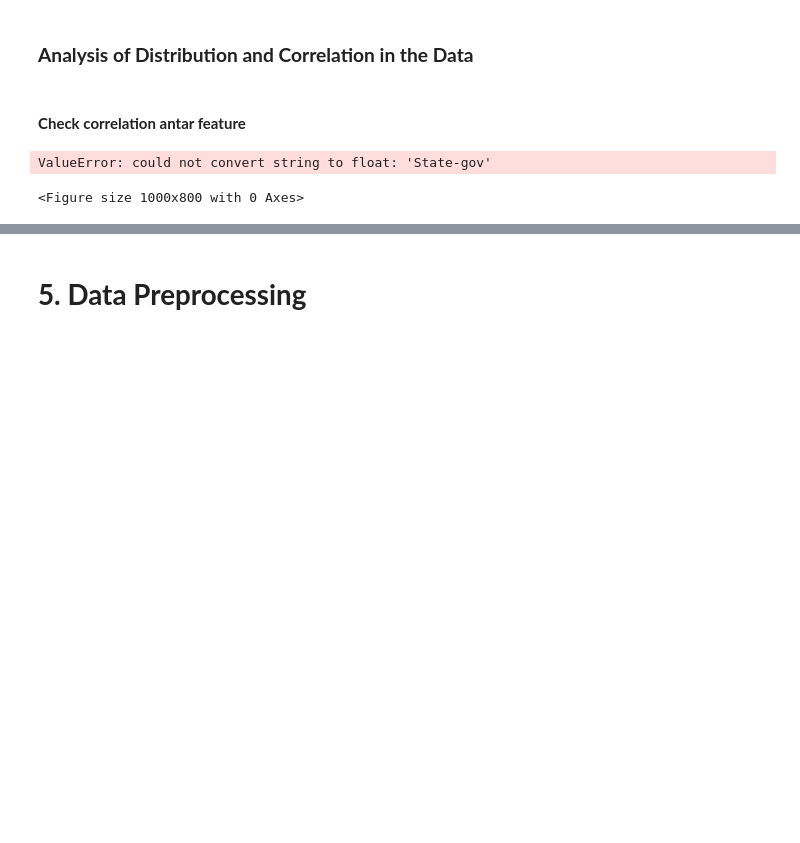
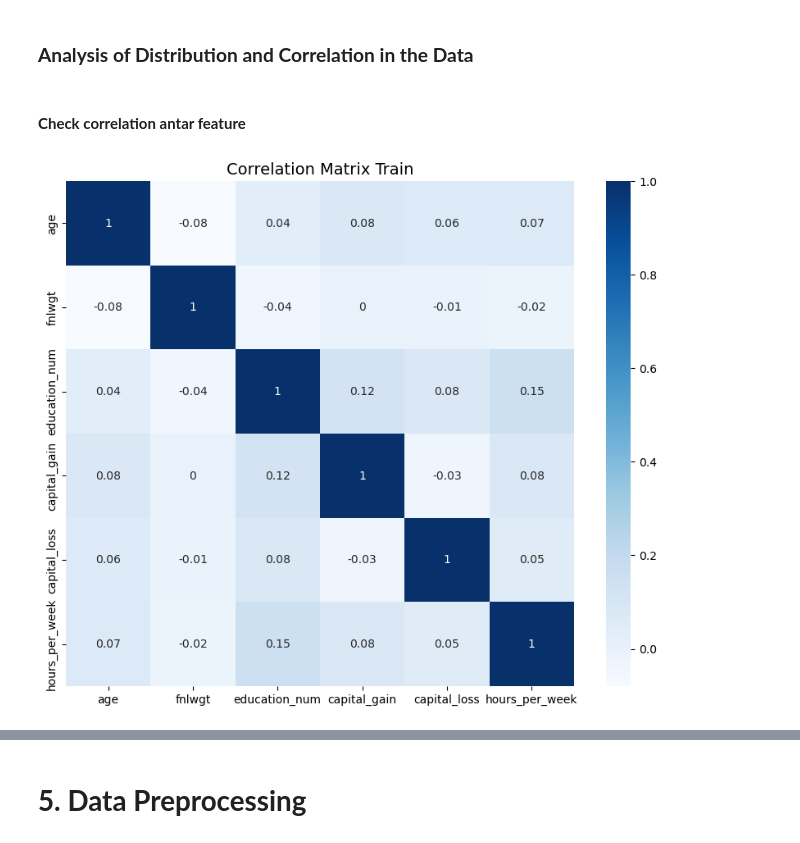
Before and after one commit to Maoelan/adult-income-clustering-classification, a Jupyter notebook: [Clustering] Submission Akhir BMLP_Maulana Muhammad.ipynb, the cells around one changed output, grey strips where cells are left out. Cells and saved outputs as stored; diff of their text form; code cells hidden in the pictures; blank space fills up the shorter version.

Commit message:
[fix]: correlation matrix

```diff
--- a/[Clustering] Submission Akhir BMLP_Maulana Muhammad.ipynb
+++ b/[Clustering] Submission Akhir BMLP_Maulana Muhammad.ipynb
@@ -316,11 +338,13 @@ After completing the processes of checking for missing values, handling duplicat
 # %% [markdown]
 #### **Check correlation antar feature**
 # %%
-plt.figure(figsize = (10,8))
-correlation_matrix = train_df_cleaned.corr().round(2)
+numeric_columns = train_df_cleaned.select_dtypes(include='number')
 
-sns.heatmap(data = correlation_matrix, annot = True, cmap = 'Blues')
-plt.title("Correlation Matrix", size = 14)
+correlation_matrix = numeric_columns.corr().round(2)
+
+plt.figure(figsize=(10, 8))
+sns.heatmap(data=correlation_matrix, annot=True, cmap='Blues')
+plt.title("Correlation Matrix Train", size=14)
+plt.show()
 # %% [output]
-ValueError: could not convert string to float: 'State-gov'
-<Figure size 1000x800 with 0 Axes>
+[figure, added]
```
Also changed, not shown: parts of 7 cells of this notebook.
